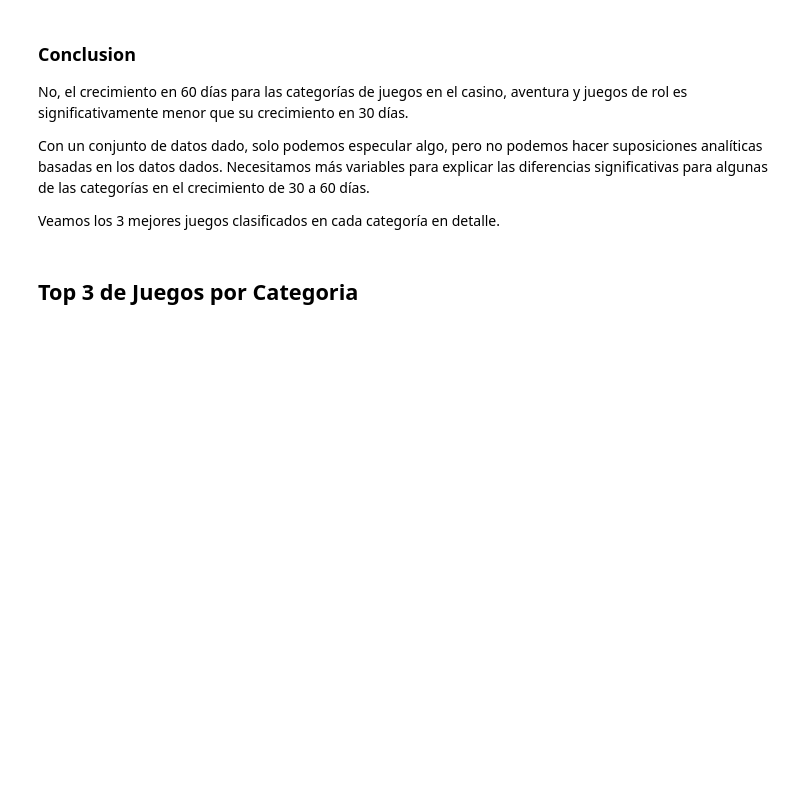
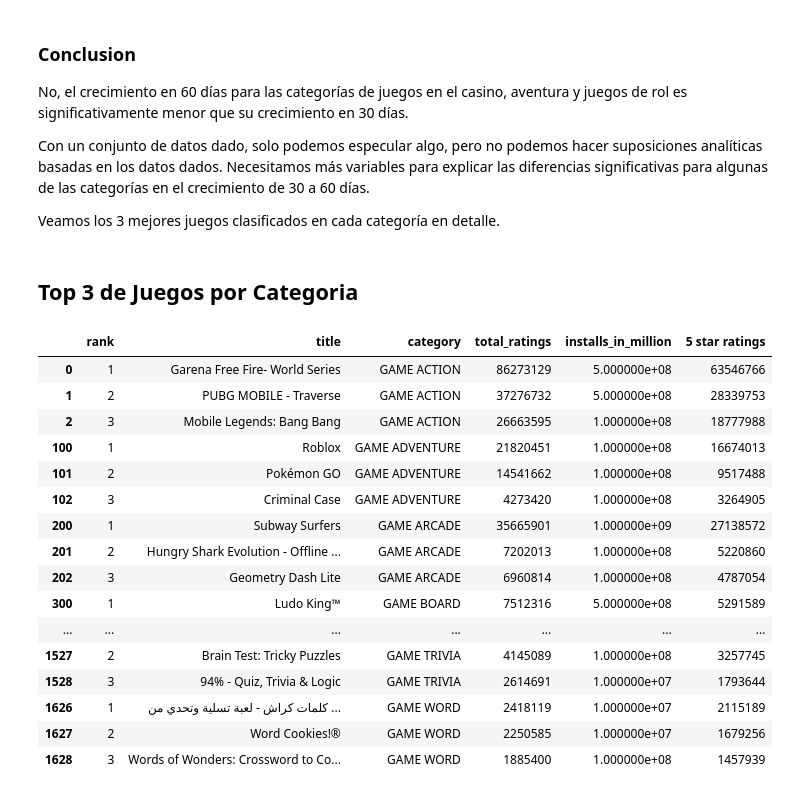
Before and after one commit to OscarABazanez/Analisis-de-Datos-de-Proyectos, a Jupyter notebook: analisis.ipynb, the cells around one changed output. Cells and saved outputs as stored; diff of their text form; code cells hidden in the pictures; blank space fills up the shorter version.

```diff
--- a/analisis.ipynb
+++ b/analisis.ipynb
@@ -353,3 +417,24 @@ Con un conjunto de datos dado, solo podemos especular algo, pero no podemos hace
 Veamos los 3 mejores juegos clasificados en cada categoría en detalle.
 # %% [markdown]
 ## Top 3 de Juegos por Categoria
+# %%
+top_ranked_games = df[df['rank'] < 4][['rank','title','category', 'total_ratings', 'installs_in_million', '5 star ratings']]
+top_ranked_games
+# %% [output]
+|  | rank | title | category | total_ratings | installs_in_million | 5 star ratings |
+| 0 | 1 | Garena Free Fire- World Series | GAME ACTION | 86273129 | 5.000000e+08 | 63546766 |
+| 1 | 2 | PUBG MOBILE - Traverse | GAME ACTION | 37276732 | 5.000000e+08 | 28339753 |
+| 2 | 3 | Mobile Legends: Bang Bang | GAME ACTION | 26663595 | 1.000000e+08 | 18777988 |
+| 100 | 1 | Roblox | GAME ADVENTURE | 21820451 | 1.000000e+08 | 16674013 |
+| 101 | 2 | Pokémon GO | GAME ADVENTURE | 14541662 | 1.000000e+08 | 9517488 |
+| 102 | 3 | Criminal Case | GAME ADVENTURE | 4273420 | 1.000000e+08 | 3264905 |
+| 200 | 1 | Subway Surfers | GAME ARCADE | 35665901 | 1.000000e+09 | 27138572 |
+| 201 | 2 | Hungry Shark Evolution - Offline ... | GAME ARCADE | 7202013 | 1.000000e+08 | 5220860 |
+| 202 | 3 | Geometry Dash Lite | GAME ARCADE | 6960814 | 1.000000e+08 | 4787054 |
+| 300 | 1 | Ludo King™ | GAME BOARD | 7512316 | 5.000000e+08 | 5291589 |
+| ... | ... | ... | ... | ... | ... | ... |
+| 1527 | 2 | Brain Test: Tricky Puzzles | GAME TRIVIA | 4145089 | 1.000000e+08 | 3257745 |
+| 1528 | 3 | 94% - Quiz, Trivia & Logic | GAME TRIVIA | 2614691 | 1.000000e+07 | 1793644 |
+| 1626 | 1 | كلمات كراش - لعبة تسلية وتحدي من ... | GAME WORD | 2418119 | 1.000000e+07 | 2115189 |
+| 1627 | 2 | Word Cookies!® | GAME WORD | 2250585 | 1.000000e+07 | 1679256 |
+| 1628 | 3 | Words of Wonders: Crossword to Co... | GAME WORD | 1885400 | 1.000000e+08 | 1457939 |
```
Also changed, not shown: parts of 19 cells of this notebook, 1 other file.
